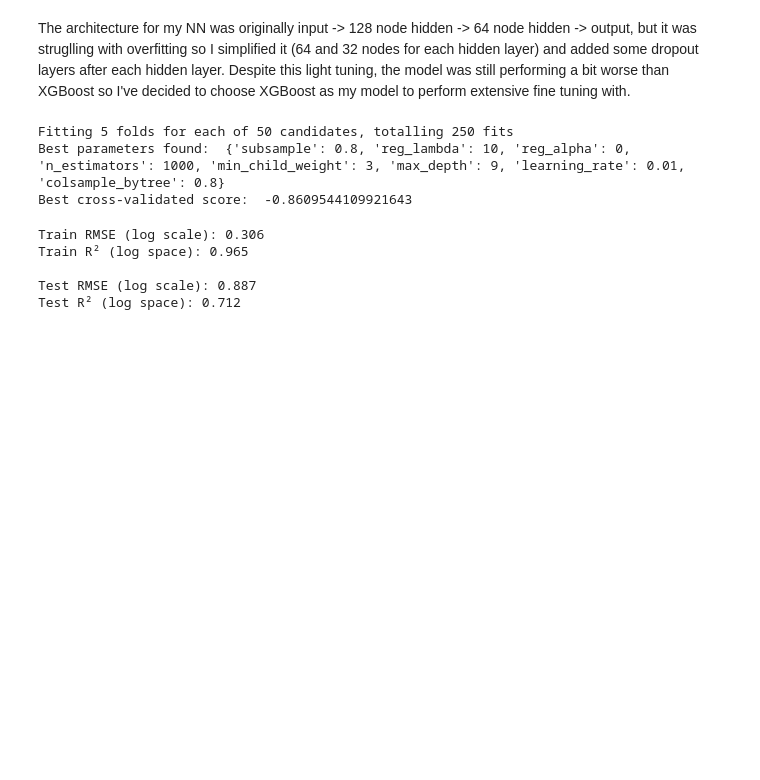
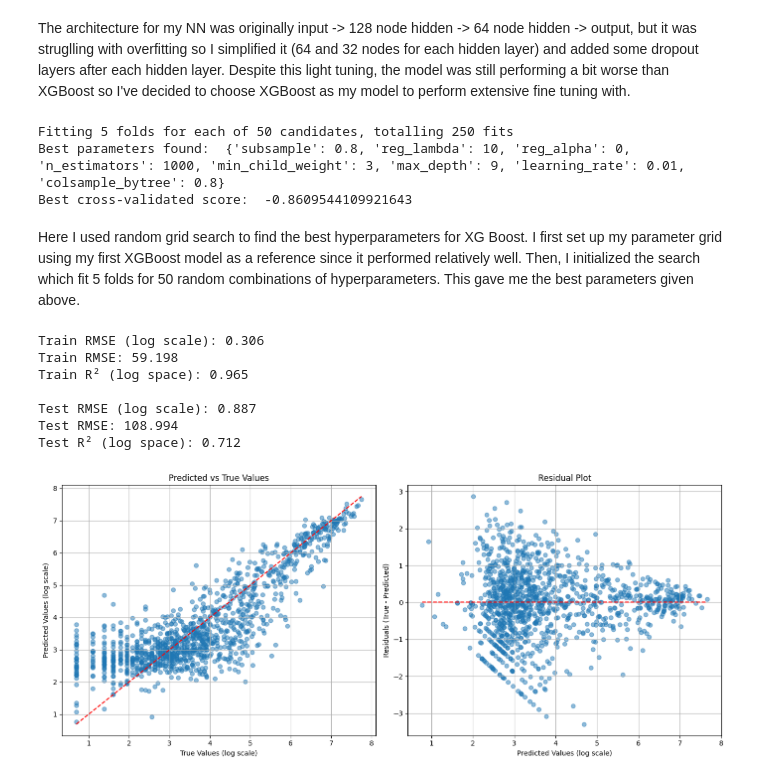
Before and after one commit to dcsajdak/MusicGenreTrends, a Jupyter notebook: MusicTrendForecasting.ipynb, the cells around one changed output. Cells and saved outputs as stored; diff of their text form; code cells hidden in the pictures; blank space fills up the shorter version.

Commit message:
evaluation done

```diff
--- a/MusicTrendForecasting.ipynb
+++ b/MusicTrendForecasting.ipynb
@@ -594,6 +596,8 @@ print("Best cross-validated score: ", random_search.best_score_)
 Fitting 5 folds for each of 50 candidates, totalling 250 fits
 Best parameters found:  {'subsample': 0.8, 'reg_lambda': 10, 'reg_alpha': 0, 'n_estimators': 1000, 'min_child_weight': 3, 'max_depth': 9, 'learning_rate': 0.01, 'colsample_bytree': 0.8}
 Best cross-validated score:  -0.8609544109921643
+# %% [markdown]
+Here I used random grid search to find the best hyperparameters for XG Boost. I first set up my parameter grid using my first XGBoost model as a reference since it performed relatively well. Then, I initialized the search which fit 5 folds for 50 random combinations of hyperparameters. This gave me the best parameters given above.
 # %%
 # get best parameters
 best_params = random_search.best_params_
@@ -607,23 +611,62 @@ final_xgb_model = XGBRegressor(
 final_xgb_model.fit(X_train, y_train)
 
 # make predictions
-y_train_pred_log =final_xgb_model.predict(X_train)
+y_train_pred_log = final_xgb_model.predict(X_train)
 y_test_pred_log = final_xgb_model.predict(X_test)
+
+# get y values in original non-log scale for evaluation
+y_train_original = np.expm1(y_train)
+y_test_original = np.expm1(y_test)
+y_train_pred = np.expm1(y_train_pred_log)
+y_test_pred = np.expm1(y_test_pred_log)
 
 # evaluate
 rmse_log_train = root_mean_squared_error(y_train, y_train_pred_log)
 rmse_log_test = root_mean_squared_error(y_test, y_test_pred_log)
+rmse_train = root_mean_squared_error(y_train_original, y_train_pred)
+rmse_test = root_mean_squared_error(y_test_original, y_test_pred)
 r2_log_train = r2_score(y_train, y_train_pred_log)
 r2_log_test = r2_score(y_test, y_test_pred_log)
 
 print(f"Train RMSE (log scale): {rmse_log_train:.3f}")
+print(f"Train RMSE: {rmse_train:.3f}")
 print(f"Train R² (log space): {r2_log_train:.3f}")
 print()
 print(f"Test RMSE (log scale): {rmse_log_test:.3f}")
+print(f"Test RMSE: {rmse_test:.3f}")
 print(f"Test R² (log space): {r2_log_test:.3f}")
 # %% [output]
 Train RMSE (log scale): 0.306
+Train RMSE: 59.198
 Train R² (log space): 0.965
 
 Test RMSE (log scale): 0.887
+Test RMSE: 108.994
 Test R² (log space): 0.712
+# %%
+# Residual and predicted vs true plots
+residuals = y_test - y_test_pred_log
+
+# Create subplots
+fig, axes = plt.subplots(1, 2, figsize=(14, 6))
+
+# --- Plot 1: Predicted vs True ---
+axes[0].scatter(y_test, y_test_pred_log, alpha=0.5)
+axes[0].plot([y_test.min(), y_test.max()], [y_test.min(), y_test.max()], 'r--')  # Ideal diagonal
+axes[0].set_xlabel('True Values (log scale)')
+axes[0].set_ylabel('Predicted Values (log scale)')
+axes[0].set_title('Predicted vs True Values')
+axes[0].grid(True)
+
+# --- Plot 2: Residuals ---
+axes[1].scatter(y_test_pred_log, residuals, alpha=0.5)
+axes[1].hlines(0, y_test_pred_log.min(), y_test_pred_log.max(), colors='r', linestyles='dashed')
+axes[1].set_xlabel('Predicted Values (log scale)')
+axes[1].set_ylabel('Residuals (True - Predicted)')
+axes[1].set_title('Residual Plot')
+axes[1].grid(True)
+
+plt.tight_layout()
+plt.show()
+# %% [output]
+[figure, added]
```
Also changed, not shown: parts of 5 cells of this notebook.
